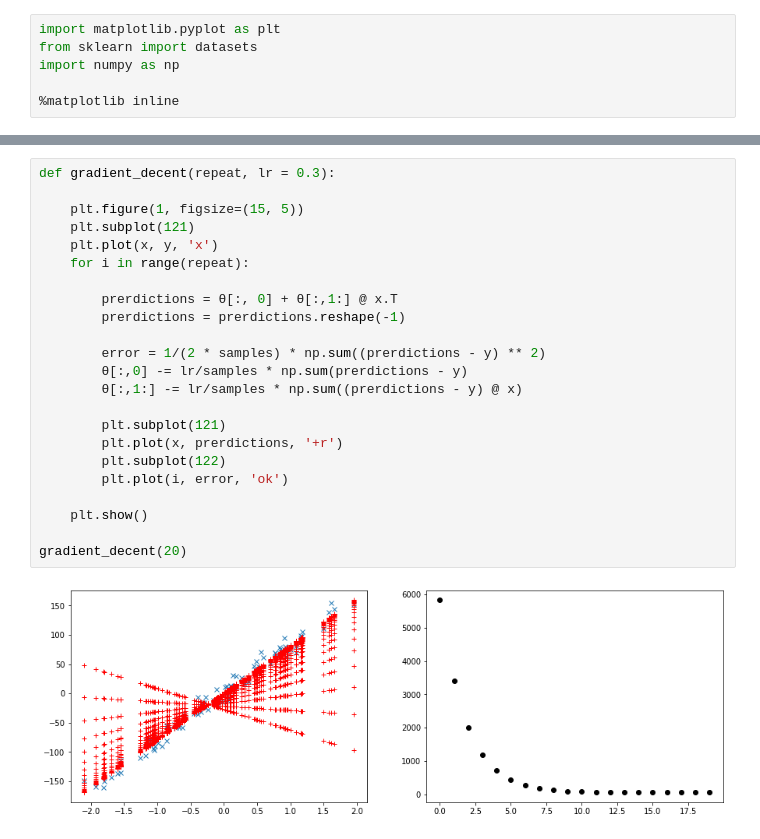
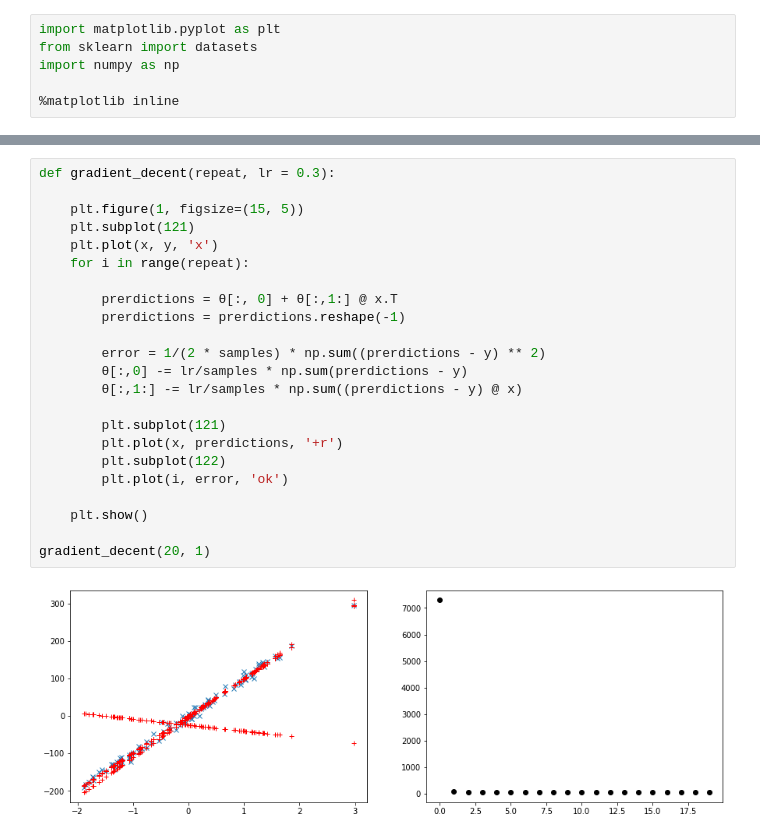
Before and after one commit to juan19932carlos/Notebooks, a Jupyter notebook: ML Coursera/LinearRegresion.ipynb, the cells around one changed output, grey strips where cells are left out. Drawn from its saved outputs; the diff is of its cells as text.

```diff
--- a/ML Coursera/LinearRegresion.ipynb
+++ b/ML Coursera/LinearRegresion.ipynb
@@ -33,25 +33,25 @@ error: 5834.765133678405
 # %%
 def gradient_decent(repeat, lr = 0.3):
 
     plt.figure(1, figsize=(15, 5))
     plt.subplot(121)
     plt.plot(x, y, 'x')
     for i in range(repeat):
 
         prerdictions = θ[:, 0] + θ[:,1:] @ x.T
         prerdictions = prerdictions.reshape(-1)
 
         error = 1/(2 * samples) * np.sum((prerdictions - y) ** 2)
         θ[:,0] -= lr/samples * np.sum(prerdictions - y)
         θ[:,1:] -= lr/samples * np.sum((prerdictions - y) @ x)
 
         plt.subplot(121)
         plt.plot(x, prerdictions, '+r')
         plt.subplot(122)
         plt.plot(i, error, 'ok')
 
     plt.show()
 
-gradient_decent(20)
+gradient_decent(20, 1)
 # %% [output]
-[figure, old version]
+[figure, new version]
```
Also changed, not shown: parts of 3 cells of this notebook, 18 other files.
